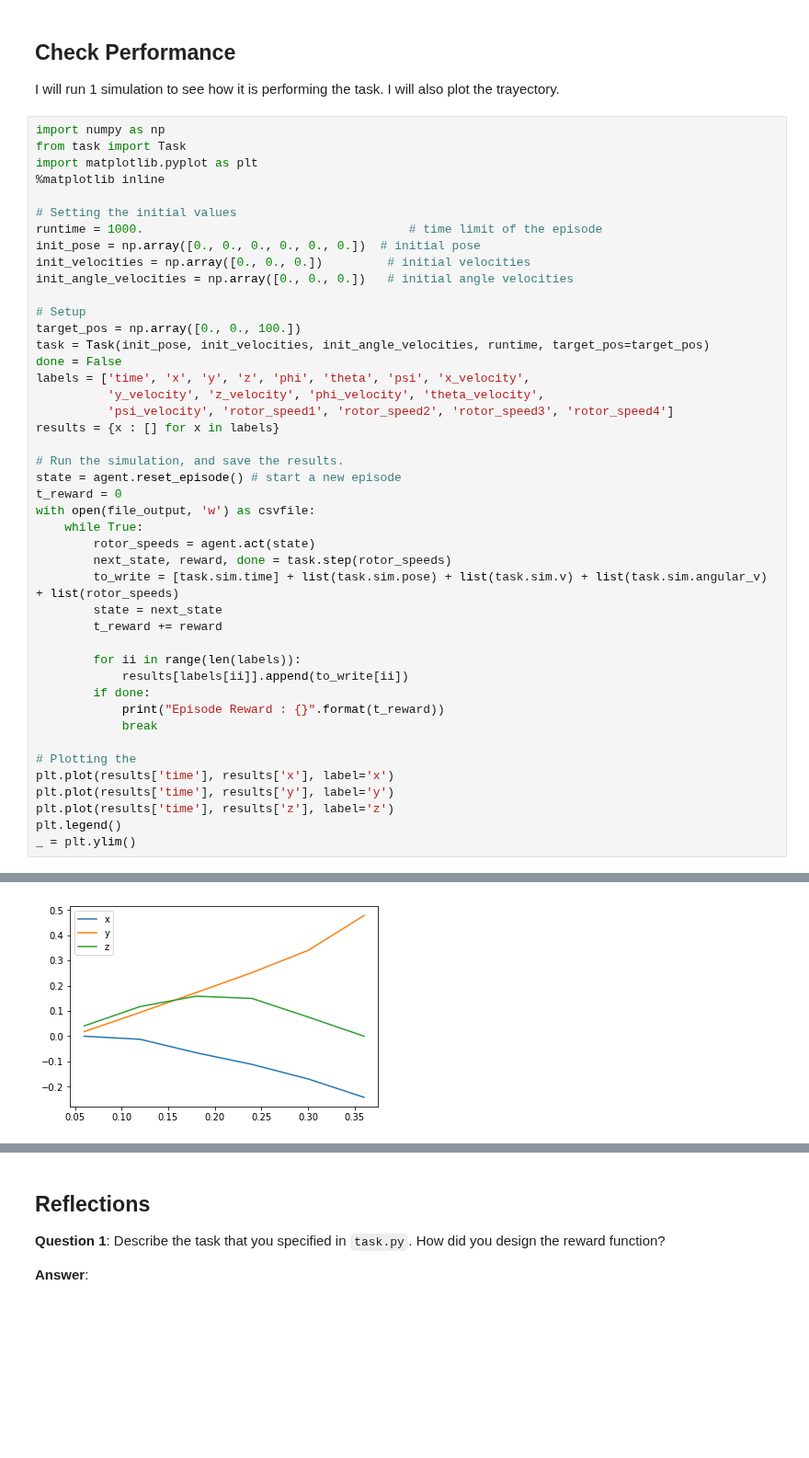
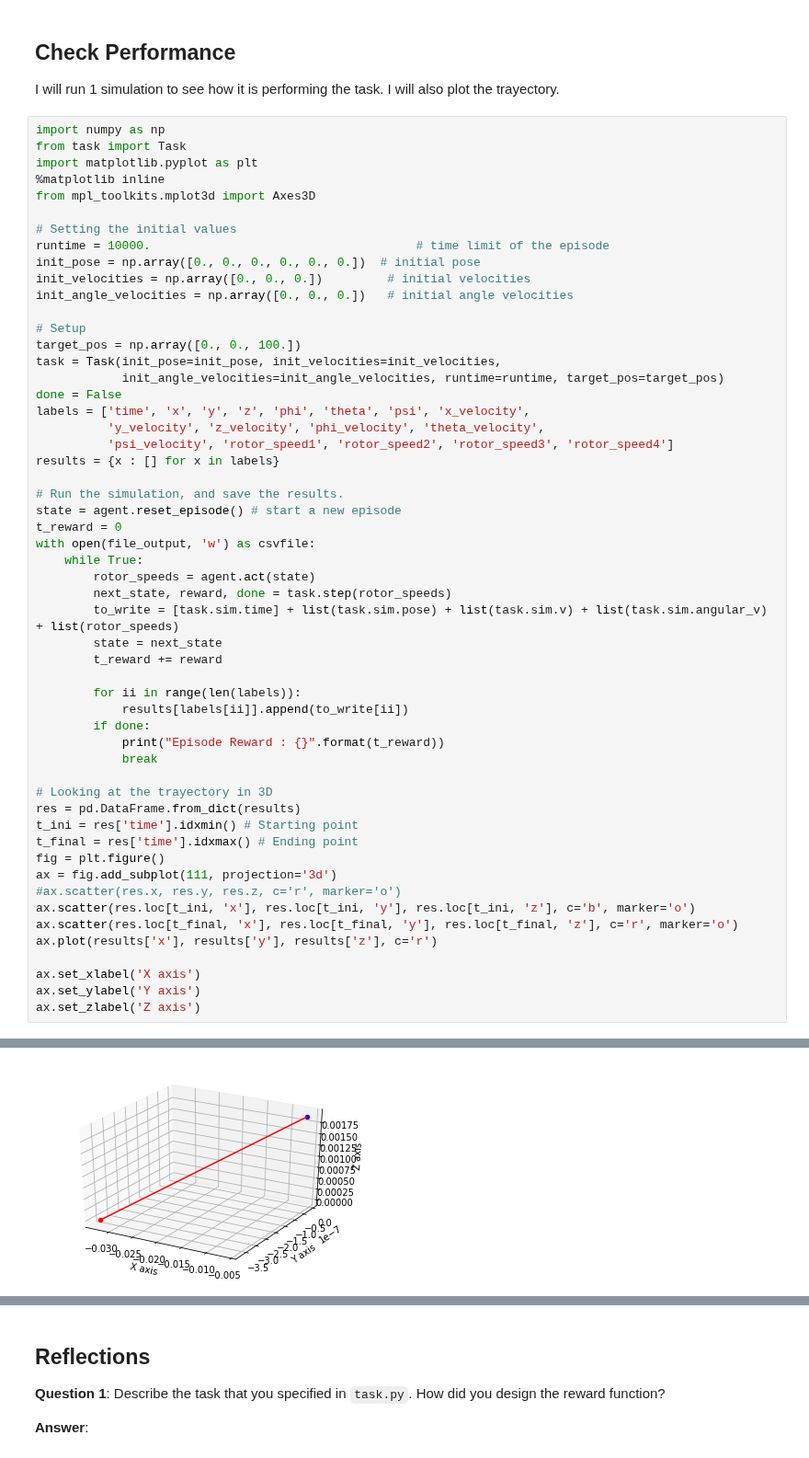
Before and after one commit to falrrema/ML_Nanodegree, a Jupyter notebook: P6_Quadcopter/Quadcopter_Project.ipynb, the cells around one changed output, grey strips where cells are left out. Shown at 92% size. Saved outputs shown, nothing was run; the diff lists cells and outputs as text; blank space fills up the shorter version.

```diff
--- a/P6_Quadcopter/Quadcopter_Project.ipynb
+++ b/P6_Quadcopter/Quadcopter_Project.ipynb
@@ -281,16 +281,18 @@ import numpy as np
 from task import Task
 import matplotlib.pyplot as plt
 %matplotlib inline
+from mpl_toolkits.mplot3d import Axes3D
 
 # Setting the initial values
-runtime = 1000.                                     # time limit of the episode
+runtime = 10000.                                     # time limit of the episode
 init_pose = np.array([0., 0., 0., 0., 0., 0.])  # initial pose
 init_velocities = np.array([0., 0., 0.])         # initial velocities
 init_angle_velocities = np.array([0., 0., 0.])   # initial angle velocities
 
 # Setup
 target_pos = np.array([0., 0., 100.])
-task = Task(init_pose, init_velocities, init_angle_velocities, runtime, target_pos=target_pos)
+task = Task(init_pose=init_pose, init_velocities=init_velocities,
+            init_angle_velocities=init_angle_velocities, runtime=runtime, target_pos=target_pos)
 done = False
 labels = ['time', 'x', 'y', 'z', 'phi', 'theta', 'psi', 'x_velocity',
           'y_velocity', 'z_velocity', 'phi_velocity', 'theta_velocity',
@@ -314,10 +316,18 @@ with open(file_output, 'w') as csvfile:
             print("Episode Reward : {}".format(t_reward))
             break
 
-# Plotting the
-plt.plot(results['time'], results['x'], label='x')
-plt.plot(results['time'], results['y'], label='y')
-plt.plot(results['time'], results['z'], label='z')
-plt.legend()
-_ = plt.ylim()
+# Looking at the trayectory in 3D
+res = pd.DataFrame.from_dict(results)
+t_ini = res['time'].idxmin() # Starting point
+t_final = res['time'].idxmax() # Ending point
+fig = plt.figure()
+ax = fig.add_subplot(111, projection='3d')
+#ax.scatter(res.x, res.y, res.z, c='r', marker='o')
+ax.scatter(res.loc[t_ini, 'x'], res.loc[t_ini, 'y'], res.loc[t_ini, 'z'], c='b', marker='o')
+ax.scatter(res.loc[t_final, 'x'], res.loc[t_final, 'y'], res.loc[t_final, 'z'], c='r', marker='o')
+ax.plot(results['x'], results['y'], results['z'], c='r')
+
+ax.set_xlabel('X axis')
+ax.set_ylabel('Y axis')
+ax.set_zlabel('Z axis')
 # %% [output]
@@ -325 +336 @@ Episode Reward : -523.0476632402828
-[figure, old version]
+[figure, new version]
```
Also changed, not shown: parts of 7 cells of this notebook, 1 other file.
